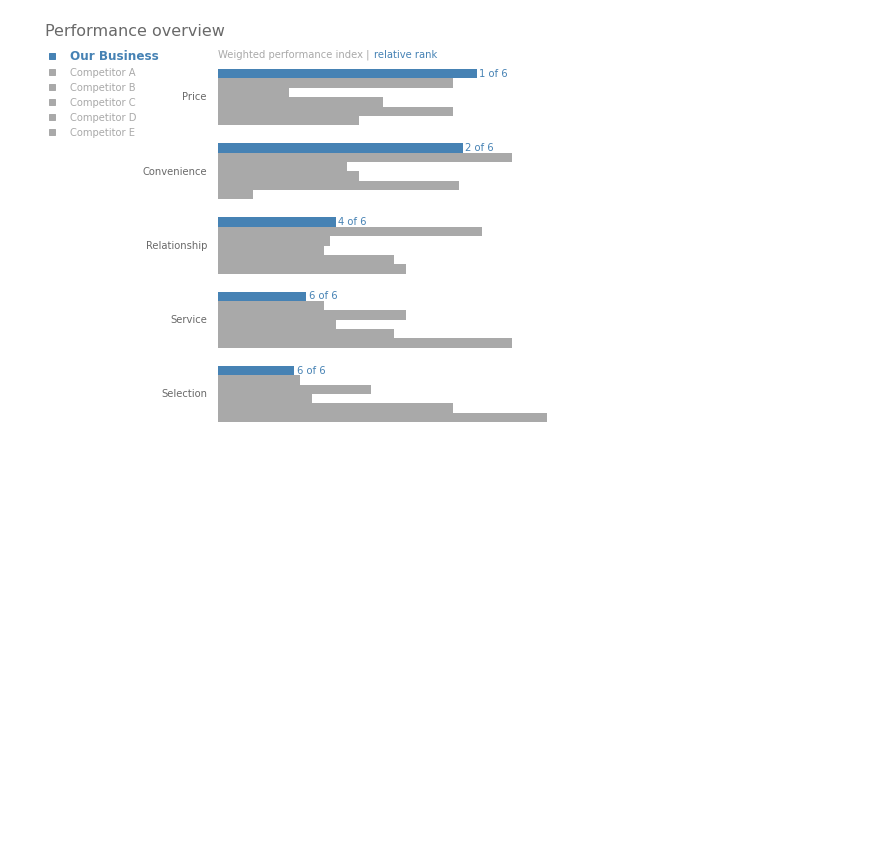
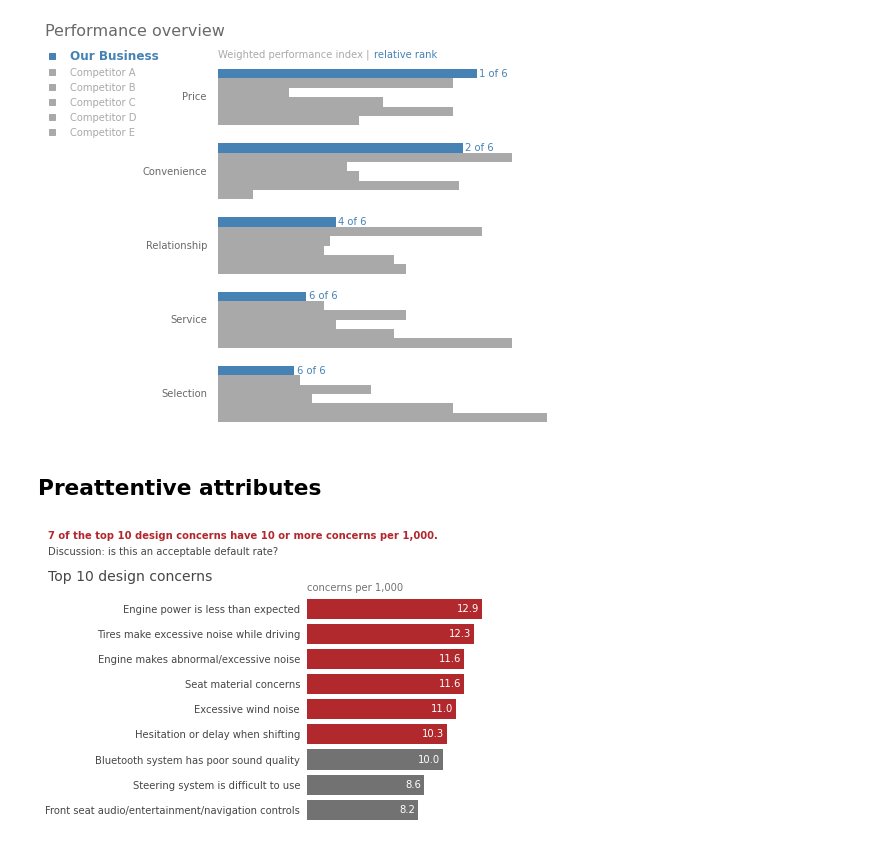
Before and after one commit to amandinhame/data-visualization-cookbook, a Jupyter notebook: matplotlib/storytelling_with_data.ipynb, the cells around one changed output. Cells and saved outputs as stored; diff of their text form; code cells hidden in the pictures; blank space fills up the shorter version.

Commit message:
Add preattentive attributes chart

```diff
--- a/matplotlib/storytelling_with_data.ipynb
+++ b/matplotlib/storytelling_with_data.ipynb
@@ -1026,3 +1027,66 @@ fig.text(0.57, 0.9, 'relative rank', color=palette['blue'])
 plt.show()
 # %% [output]
 [figure]
+# %% [markdown]
+## Preattentive attributes
+# %%
+import matplotlib.pyplot as plt
+import pandas as pd
+import numpy as np
+
+%matplotlib inline
+
+# Data
+data = pd.DataFrame([['Engine power is less than expected', 12.9],
+                     ['Tires make excessive noise while driving', 12.3],
+                     ['Engine makes abnormal/excessive noise', 11.6],
+                     ['Seat material concerns', 11.6],
+                     ['Excessive wind noise', 11],
+                     ['Hesitation or delay when shifting', 10.3],
+                     ['Bluetooth system has poor sound quality', 10.0],
+                     ['Steering system is difficult to use', 8.6],
+                     ['Front seat audio/entertainment/navigation controls', 8.2]],
+                   columns=['concerns', 'rate'])
+
+# Colors
+palette = {
+    'white': 'white',
+    'red': plt.cm.Reds(220, 0.9),
+    'grey': plt.cm.Greys(160, 1),
+    'grey_text': plt.cm.Greys(200, 1),
+    'light_grey': plt.cm.Greys(160, 0.7)
+}
+
+# Plot
+fig, ax = plt.subplots(figsize=(3, 4.5))
+fig.subplots_adjust(left=0.1, top=0.8, right=0.95, bottom=0.05)
+
+ax.barh(data['concerns'][::-1], data['rate'][::-1], color=palette['red'])
+ax.barh(data['concerns'][::-1][:3], data['rate'][::-1][:3], color=palette['grey'])
+
+for i, r in enumerate(data['rate'][::-1]):
+    ax.text(r-0.2 , i, r, color=palette['white'], ha='right', va='center')
+
+# Axes
+ax.xaxis.set_visible(False)
+ax.tick_params(left=False, labelcolor=palette['grey_text'])
+
+for s in ax.spines:
+    ax.spines[s].set_visible(False)
+
+# Texts
+fig.text(-1.1, 0.95, '7 of the top 10 design concerns have 10 or more concerns per 1,000.',
+         color=palette['red'], size=10, weight='bold')
+
+fig.text(-1.1, 0.9, 'Discussion: is this an acceptable default rate?',
+         color=palette['grey_text'], size=10)
+
+fig.text(-1.1, 0.82, 'Top 10 design concerns',
+         color=palette['grey_text'], size=14)
+
+fig.text(0.1, 0.79, 'concerns per 1,000',
+         color=palette['grey'])
+
+plt.show()
+# %% [output]
+[figure, added]
```
Also changed, not shown: parts of 2 cells of this notebook.
